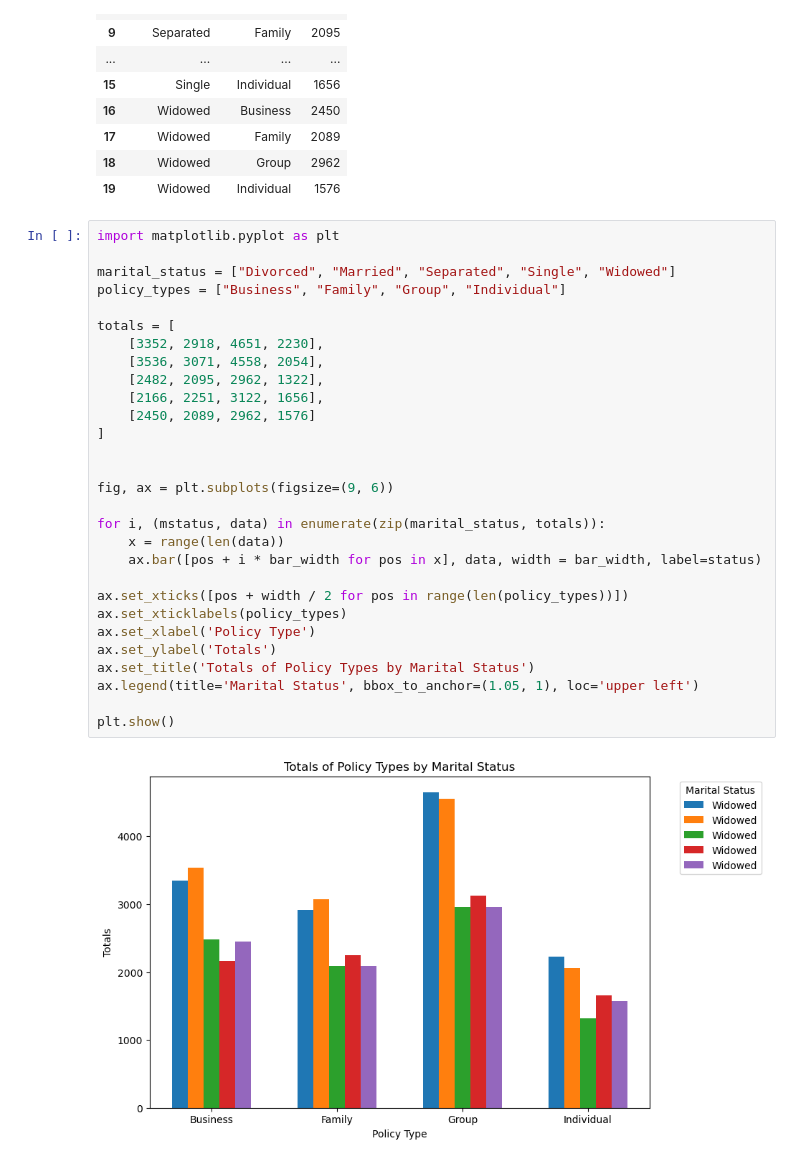
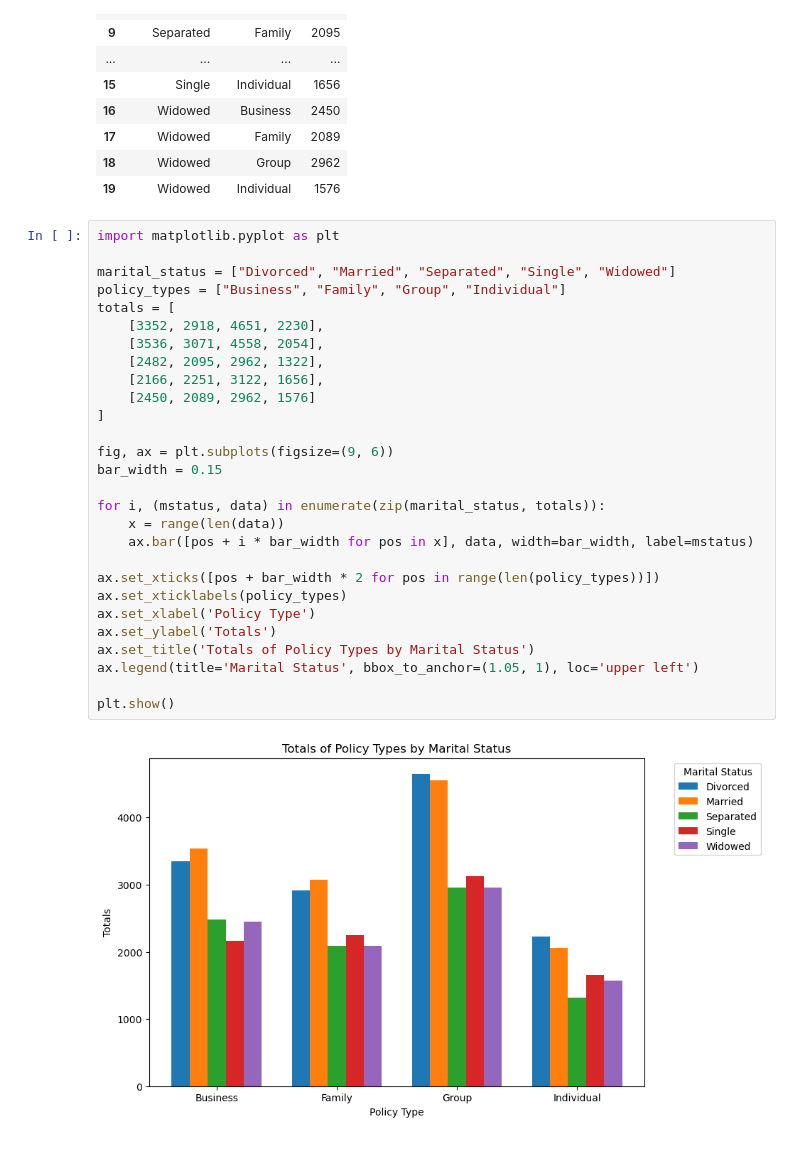
Before and after one commit to cecestreet/UCB-Project-One, a Jupyter notebook: Customer Segmentation Data Analysis.ipynb, the cells around one changed output. Cells and saved outputs as stored; diff of their text form.

```diff
--- a/Customer Segmentation Data Analysis.ipynb
+++ b/Customer Segmentation Data Analysis.ipynb
@@ -51,31 +51,30 @@ policy_by_marital
 # %%
 import matplotlib.pyplot as plt
 
 marital_status = ["Divorced", "Married", "Separated", "Single", "Widowed"]
 policy_types = ["Business", "Family", "Group", "Individual"]
-
 totals = [
     [3352, 2918, 4651, 2230],
     [3536, 3071, 4558, 2054],
     [2482, 2095, 2962, 1322],
     [2166, 2251, 3122, 1656],
     [2450, 2089, 2962, 1576]
 ]
 
-
 fig, ax = plt.subplots(figsize=(9, 6))
+bar_width = 0.15
 
 for i, (mstatus, data) in enumerate(zip(marital_status, totals)):
     x = range(len(data))
-    ax.bar([pos + i * bar_width for pos in x], data, width = bar_width, label=status)
+    ax.bar([pos + i * bar_width for pos in x], data, width=bar_width, label=mstatus)
 
-ax.set_xticks([pos + width / 2 for pos in range(len(policy_types))])
+ax.set_xticks([pos + bar_width * 2 for pos in range(len(policy_types))])
 ax.set_xticklabels(policy_types)
 ax.set_xlabel('Policy Type')
 ax.set_ylabel('Totals')
 ax.set_title('Totals of Policy Types by Marital Status')
 ax.legend(title='Marital Status', bbox_to_anchor=(1.05, 1), loc='upper left')
 
 plt.show()
 # %% [output]
-[figure, old version]
+[figure, new version]
```
